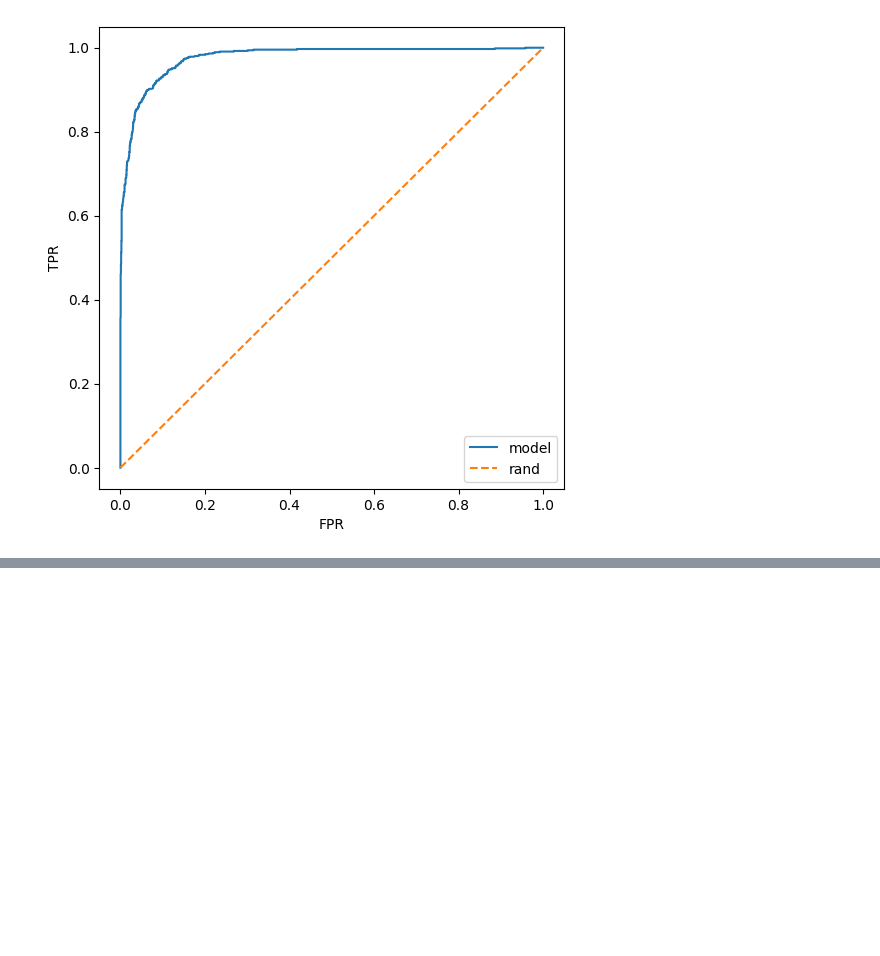
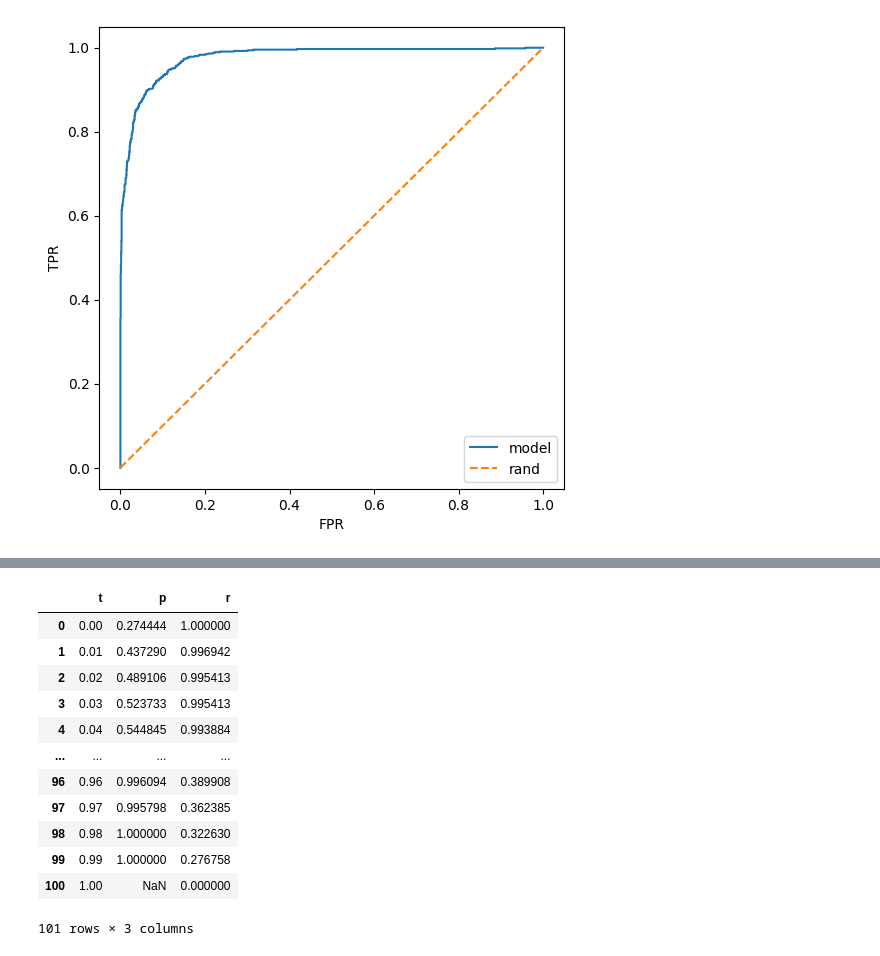
Before and after one commit to giraldiego/machine-learning-zoomcamp, a Jupyter notebook: work/04-evaluation/homework/homework.ipynb, the cells around one changed output, grey strips where cells are left out. Drawn from its saved outputs; the diff is of its cells as text; code cells hidden in the pictures; blank space fills up the shorter version.

```diff
--- a/work/04-evaluation/homework/homework.ipynb
+++ b/work/04-evaluation/homework/homework.ipynb
@@ -322,0 +391,17 @@ plot_roc_curve(y_val, y_pred)
+# %%
+df_ = pd.DataFrame(scores, columns=["t", "p", "r"])
+df_
+# %% [output]
+|  | t | p | r |
+| 0 | 0.00 | 0.274444 | 1.000000 |
+| 1 | 0.01 | 0.437290 | 0.996942 |
+| 2 | 0.02 | 0.489106 | 0.995413 |
+| 3 | 0.03 | 0.523733 | 0.995413 |
+| 4 | 0.04 | 0.544845 | 0.993884 |
+| ... | ... | ... | ... |
+| 96 | 0.96 | 0.996094 | 0.389908 |
+| 97 | 0.97 | 0.995798 | 0.362385 |
+| 98 | 0.98 | 1.000000 | 0.322630 |
+| 99 | 0.99 | 1.000000 | 0.276758 |
+| 100 | 1.00 | NaN | 0.000000 |
+101 rows × 3 columns
```
Also changed, not shown: parts of 13 cells of this notebook.
